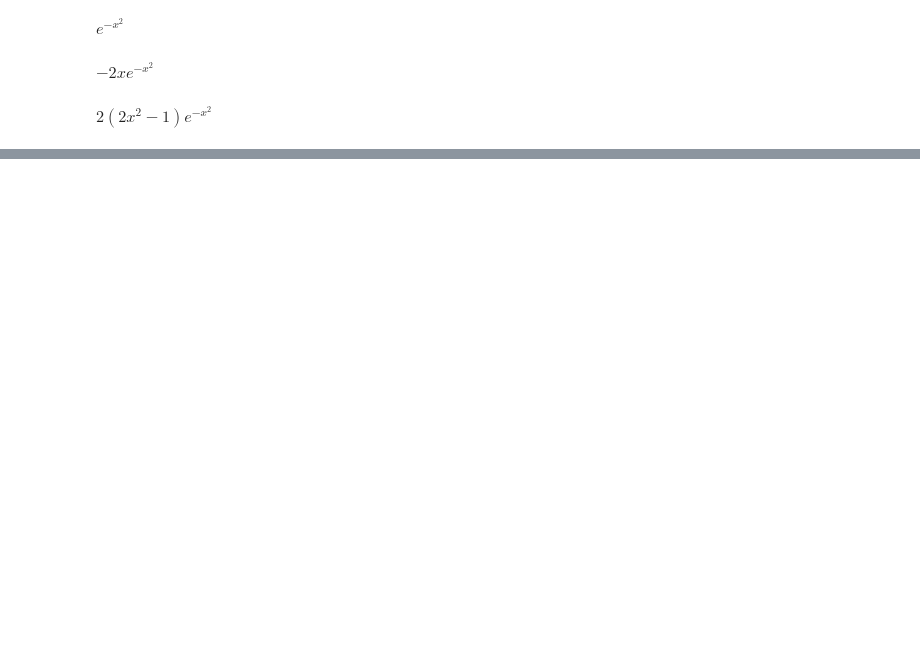
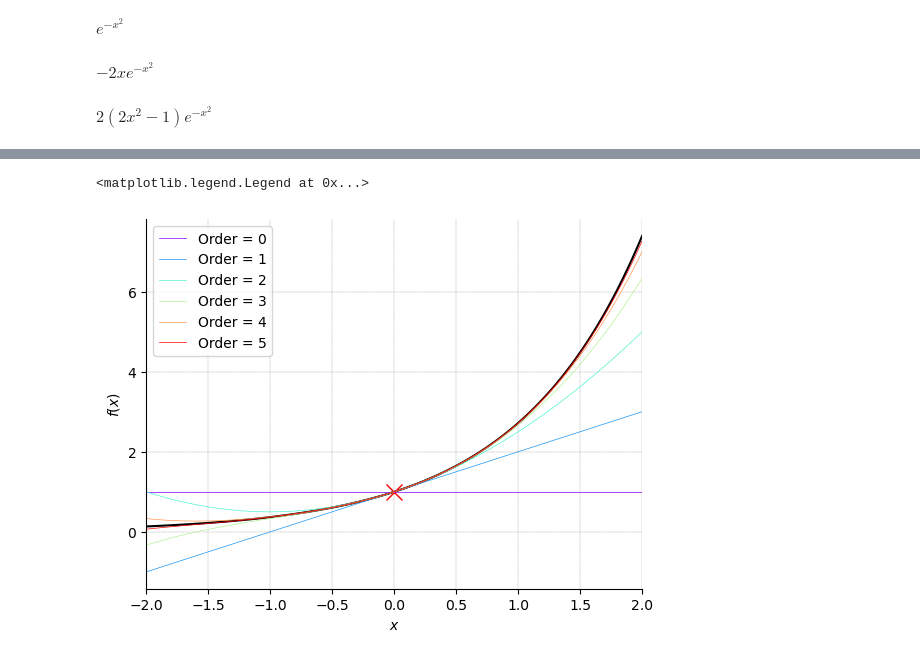
Before and after one commit to Arch-jyh/iris_books, a Jupyter notebook: book3/17.ipynb, the cells around one changed output, grey strips where cells are left out. Cells and saved outputs as stored; diff of their text form; code cells hidden in the pictures; blank space fills up the shorter version.

```diff
--- a/book3/17.ipynb
+++ b/book3/17.ipynb
@@ -45,0 +127,3 @@ Text(0, 0.5, '$\\it{f}(\\it{x})$')
+# %%
+x_array = np.linspace(-2,2,100)
+x_0 = 0#中心点
@@ -45,0 +135,34 @@ Text(0, 0.5, '$\\it{f}(\\it{x})$')
+# %%
+f_x_fcn = lambdify(x,f_x)
+f_x_array = f_x_fcn(x_array)
+# %%
+fig,ax = plt.subplots()
+
+ax.plot(x_array,f_x_array,'k',linewidth = 1.5)
+ax.plot(x_0,y_0,'xr',markersize = 12)
+ax.set_xlabel(r'$\it{x}$')
+ax.set_ylabel(r'$\it{f}(\it{x})$')
+
+highest_order = 5
+order_array = np.arange(0,highest_order + 1) #不包含右端点 加一处理
+colors = plt.cm.rainbow(np.linspace(0,1,len(order_array)))
+
+i = 0
+
+for order in order_array:
+    f_series = f_x.series(x,x_0,order + 1).removeO() #默认最后有高阶误差,所以也加一.最后删除高阶误差用removeO
+    f_series_fcn = lambdify(x,f_series)
+    f_series_array = f_series_fcn(x_array)
+
+    ax.plot(x_array,x_array*0 + f_series_array,linewidth = 0.5,color = colors[i,:],label = 'Order = %0.0f' % order)
+    i+=1
+
+ax.grid(linestyle='--', linewidth=0.25, color=[0.5, 0.5, 0.5])  # 添加网格
+ax.set_xlim(x_array.min(), x_array.max())  # 设置 x 轴范围
+ax.spines['right'].set_visible(False)  # 隐藏右侧边框
+ax.spines['top'].set_visible(False)  # 隐藏顶部边框
+
+plt.legend()  # 添加图例
+# %% [output]
+<matplotlib.legend.Legend at 0x...>
+[figure, added]
```
Also changed, not shown: parts of 13 cells of this notebook, 4 other files.
